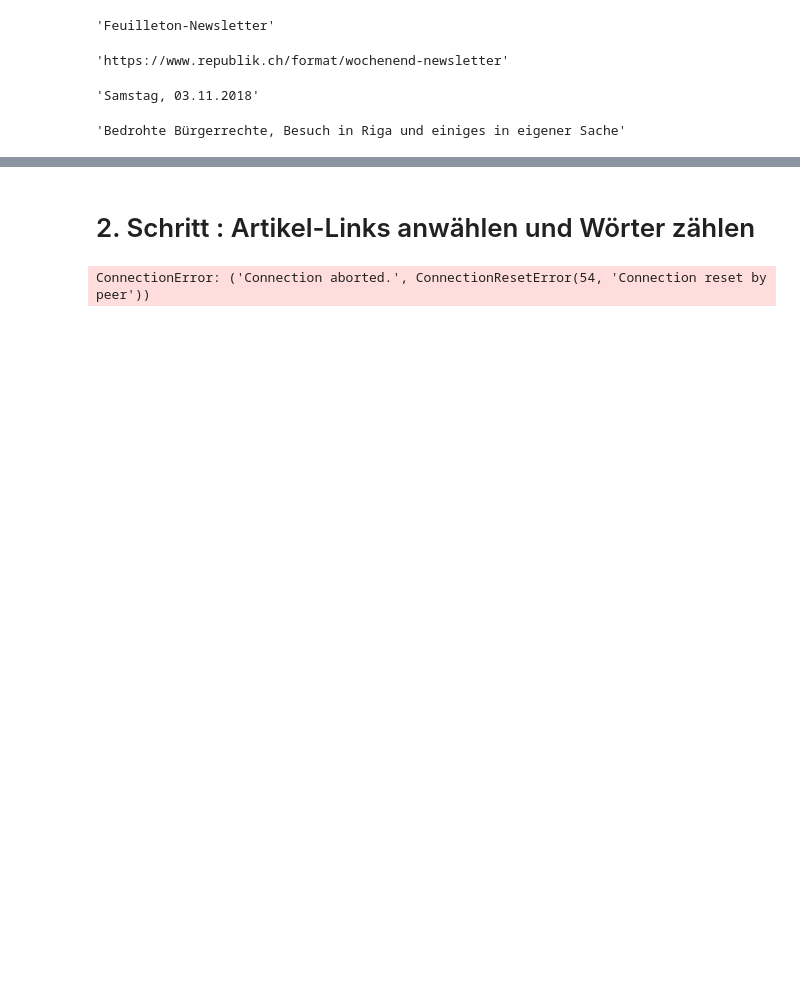
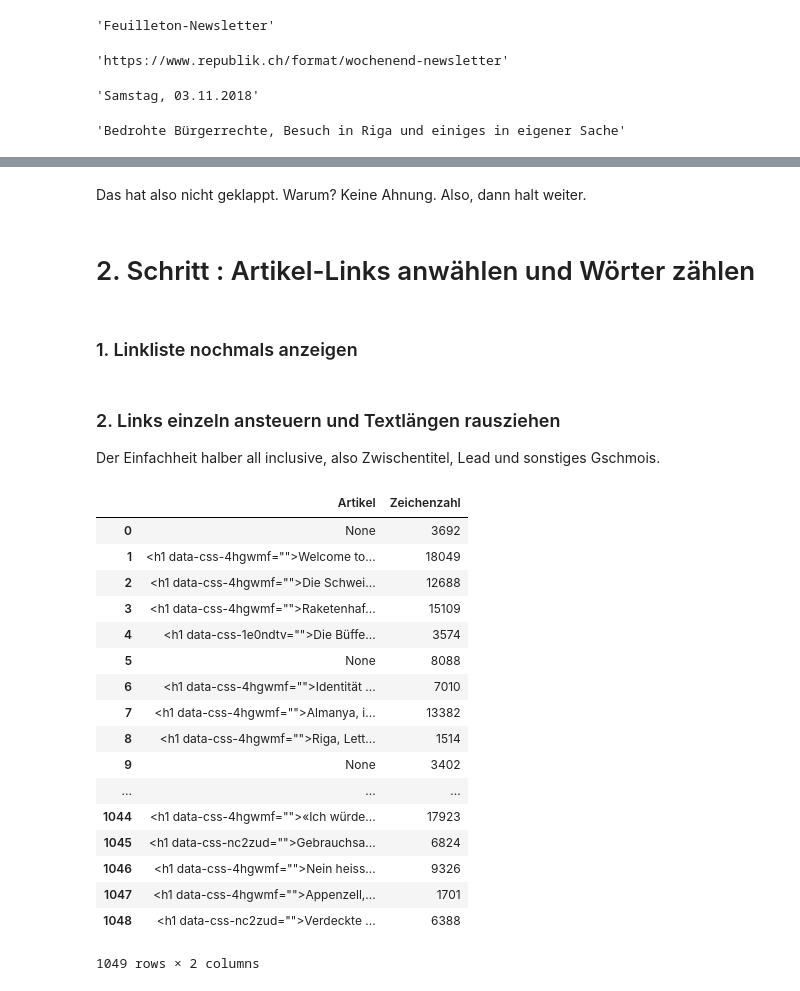
Before and after one commit to deuxnice/bootcamp, a Jupyter notebook: practice/2018_1105_Republik_Textlängen.ipynb, the cells around one changed output, grey strips where cells are left out. Drawn from its saved outputs; the diff is of its cells as text; code cells hidden in the pictures; blank space fills up the shorter version.

```diff
--- a/practice/2018_1105_Republik_Textlängen.ipynb
+++ b/practice/2018_1105_Republik_Textlängen.ipynb
@@ -61,7 +71,7 @@ for element in feed:
 
     dict = {'Titel Newsletter': titel_nl,
            'Link Newsletter': link_nl,
-           'Datum Newsletter': datum_nl,
+           'Datum': datum_nl,
            'Kickwort Newsletter': kickwort_nl}
 
 
@@ -142,0 +117,18 @@ pd.DataFrame(republik_liste_alle_titel_leads)
+# %%
+#Und nun alles in ein kleines DataFrame packen.
+
+alle_titel_leads = []
+
+datum = element.find('div').text.replace('\n',' ')
+
+
+for titel, link in zip(alle_titel,alle_links):
+
+        dict_mini = {'Titel Artikel': titel,
+           'Link': link,
+            'Datum': datum}
+
+        alle_titel_leads.append(dict_mini)
+
+kleine_artikelliste = pd.DataFrame(alle_titel_leads)
+kleine_artikelliste.head(15)
@@ -174,11 +176,11 @@ for element in feed:
 
 
     dict = {'Titel Newsletter': titel_nl,
-           'Link Newsletter': link_nl,
-           'Datum Newsletter': datum_nl,
+           'Link': link_nl,
+           'Datum': datum_nl,
            'Kickwort Newsletter': kickwort_nl,
            'Titel Artikel': alle_titel,
-           'Links Artikel': alle_links}
+           'Link Artikel': alle_links}
 
 
     republik_komplette_liste.append(dict)
@@ -206,3 +211,5 @@ pd.DataFrame(republik_komplette_liste)
+# %% [markdown]
+Das hat also nicht geklappt. Warum? Keine Ahnung. Also, dann halt weiter.
 # %% [markdown]
 # 2. Schritt : Artikel-Links anwählen und Wörter zählen
 # %%
@@ -211,4 +218,6 @@ pd.DataFrame(republik_komplette_liste)
 from bs4 import BeautifulSoup
 import requests
 import pandas as pd
+# %% [markdown]
+### 1. Linkliste nochmals anzeigen
 # %%
@@ -224,22 +236,45 @@ for link in feed:
     for link in link:
         link = link.find('a')['href']
         alle_links.append(link)
+# %% [markdown]
+### 2. Links einzeln ansteuern und Textlängen rausziehen
+Der Einfachheit halber all inclusive, also Zwischentitel, Lead und sonstiges Gschmois.
 # %%
 liste_artikel_zeichenzahl = []
 
 for link in alle_links:
     r = requests.get(link).text
-    soup = BeautifulSoup (requests.get(link).text, 'html.parser')
+    soup = BeautifulSoup (r, 'html.parser')
 
     #Titel Artikel
-    titel_artikel = soup.find('h1')
+    artikel = soup.find('h1')
 
     #Zeichenzahl Artikel (all inclusive)
     zeichenzahl = soup.find('div').text
+    zeichenzahl = len(zeichenzahl)
 
-    dict = {'Artikel': titel_artikel,
-           'Zeichenzahl': len(soup.find('div').text)}
+    dict_zeichen = {'Artikel': artikel,'Zeichenzahl': zeichenzahl}
 
-    liste_artikel_zeichenzahl.append(dict)
+    liste_artikel_zeichenzahl.append(dict_zeichen)
-# %% [output]
-ConnectionError: ('Connection aborted.', ConnectionResetError(54, 'Connection reset by peer'))
+# %%
+finale_liste = pd.DataFrame(liste_artikel_zeichenzahl)
+finale_liste
+# %% [output]
+|  | Artikel | Zeichenzahl |
+| 0 | None | 3692 |
+| 1 | <h1 data-css-4hgwmf="">Welcome to... | 18049 |
+| 2 | <h1 data-css-4hgwmf="">Die Schwei... | 12688 |
+| 3 | <h1 data-css-4hgwmf="">Raketenhaf... | 15109 |
+| 4 | <h1 data-css-1e0ndtv="">Die Büffe... | 3574 |
+| 5 | None | 8088 |
+| 6 | <h1 data-css-4hgwmf="">Identität ... | 7010 |
+| 7 | <h1 data-css-4hgwmf="">Almanya, i... | 13382 |
+| 8 | <h1 data-css-4hgwmf="">Riga, Lett... | 1514 |
+| 9 | None | 3402 |
+| ... | ... | ... |
+| 1044 | <h1 data-css-4hgwmf="">«Ich würde... | 17923 |
+| 1045 | <h1 data-css-nc2zud="">Gebrauchsa... | 6824 |
+| 1046 | <h1 data-css-4hgwmf="">Nein heiss... | 9326 |
+| 1047 | <h1 data-css-4hgwmf="">Appenzell,... | 1701 |
+| 1048 | <h1 data-css-nc2zud="">Verdeckte ... | 6388 |
+1049 rows × 2 columns
```
Also changed, not shown: parts of 36 cells of this notebook, 2 other files.
